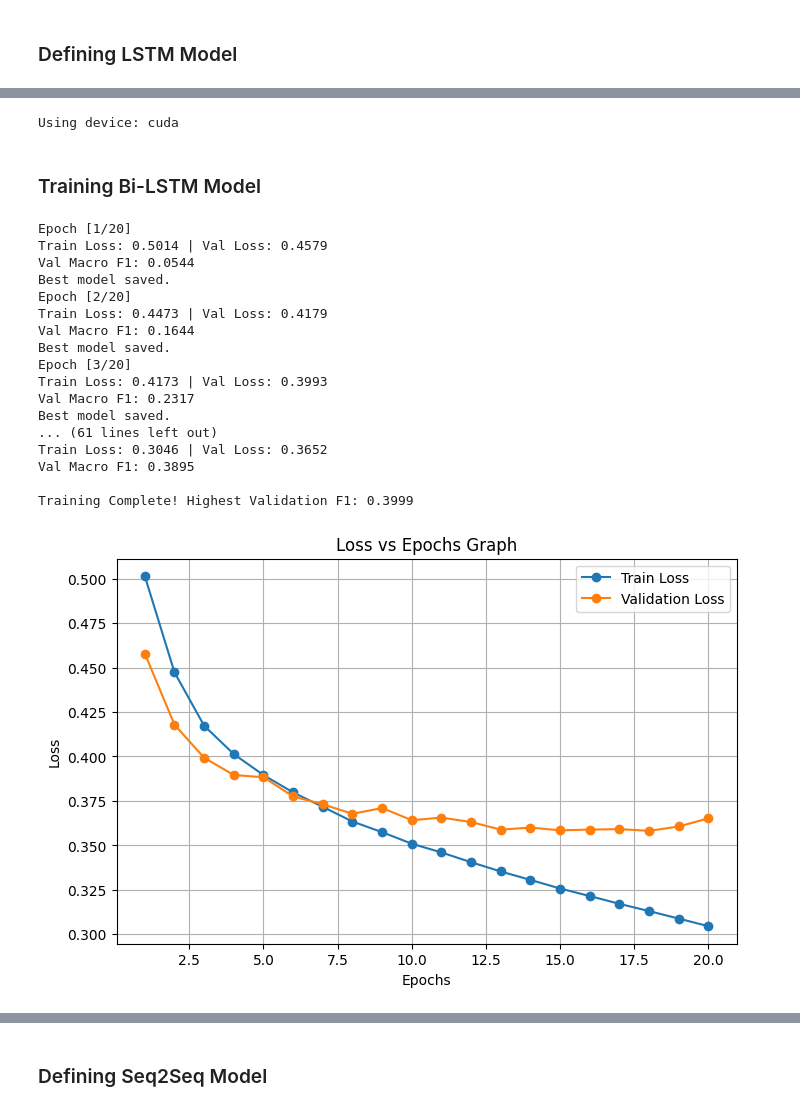
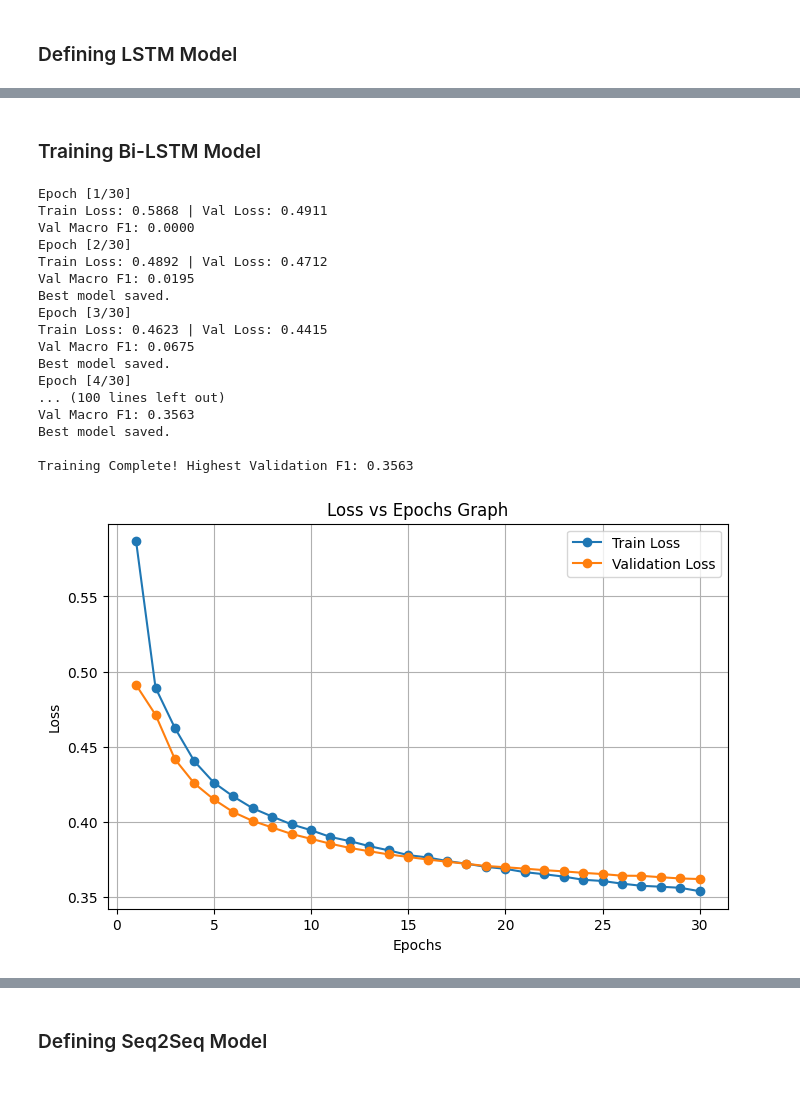
Before and after one commit to Rooneyish/GoEmotion_Classification, a Jupyter notebook: Go_Emotion_Classification.ipynb, the cells around one changed output, grey strips where cells are left out. Cells and saved outputs as stored; diff of their text form; code cells hidden in the pictures.

Commit message:
Optimizing Models

```diff
--- a/Go_Emotion_Classification.ipynb
+++ b/Go_Emotion_Classification.ipynb
@@ -371,25 +377,25 @@ test_loader= DataLoader(test_dataset, batch_size=batch_size)
+# %%
+bert_model = BertModel.from_pretrained('bert-base-uncased').to(device)
 # %% [markdown]
 ### Defining LSTM Model
 # %%
 class GoEmotionLSTM(nn.Module):
-    def __init__(self, vocab_size = 30522, embedding_dim = 128, hidden_dim = 256, output_dim=27):
+    def __init__(self, hidden_dim = 256, output_dim=27):
         super(GoEmotionLSTM, self).__init__()
-        self.embedding = nn.Embedding(vocab_size, embedding_dim)
-        self.lstm = nn.LSTM(embedding_dim, hidden_dim, batch_first=True, bidirectional = True,
-                            dropout=0.4, num_layers = 2)
+        self.bert = bert_model
+        for param in self.bert.parameters():
+            param.requires_grad = False
+        self.lstm = nn.LSTM(self.bert.config.hidden_size, hidden_dim, batch_first=True, bidirectional = True,
+                            dropout=0.4, num_layers = 1)
         self.fc = nn.Linear(hidden_dim*2, output_dim)
         self.dropout = nn.Dropout(0.5)
 
-    def forward(self, x):
-        embedded = self.embedding(x)
-        lstm_out, (hidden_state, cell_state) = self.lstm(embedded)
-
-        # Concatenate final forward and backward hidden states
+    def forward(self, input_ids, attention_mask):
+        bert_outputs=self.bert(input_ids=input_ids, attention_mask=attention_mask)
+        embeddings = bert_outputs.last_hidden_state
+        lstm_out, (hidden_state, cell_state) = self.lstm(embeddings)
         out = torch.cat((hidden_state[-2,:,:], hidden_state[-1,:,:]), dim=1)
-
-        # Apply dropout to the concatenated vector before the classifier
         out = self.dropout(out)
-
         return self.fc(out)
 
     # def forward(self, x):
@@ -403,14 +407,9 @@ Selecting device to run model
-# %%
-device = torch.device('cuda' if torch.cuda.is_available() else 'cpu')
-print(f'Using device: {device}')
-# %% [output]
-Using device: cuda
 # %%
-model = GoEmotionLSTM(vocab_size=30522, embedding_dim=128, hidden_dim=256, output_dim=27).to(device)
+model = GoEmotionLSTM().to(device)
 # %%
 weights = torch.ones([27]) * 2.0
 criterion = nn.BCEWithLogitsLoss(pos_weight=weights.to(device))
-optimizer = optim.Adam(model.parameters(), lr=1e-4, weight_decay=1e-5)
+optimizer = optim.Adam(model.parameters(), lr=1e-5, weight_decay=1e-5)
 # %%
 def plot_result(train_loss, val_loss):
     epochs_range = range(1, len(train_loss) + 1)
@@ -442,7 +441,7 @@ def plot_pr_curve(y_true, y_probs):
 # %% [markdown]
 ### Training Bi-LSTM Model
 # %%
-epochs = 20
+epochs = 30
 best_val_f1 = 0.0
 
 train_loss_history = []
@@ -456,13 +455,13 @@ for epoch in range(epochs):
 
     for batch in train_loader:
         #move data to GPU
-        input_ids, _, labels = [b.to(device) for b in batch]
+        input_ids, attention_mask, labels = [b.to(device) for b in batch]
 
         # Reseting gradients to 0
         optimizer.zero_grad()
 
         # Forward pass
-        outputs = model(input_ids)
+        outputs = model(input_ids=input_ids, attention_mask=attention_mask)
 
         # Loss Calculation
         loss = criterion(outputs, labels)
@@ -485,9 +484,9 @@ for epoch in range(epochs):
 
     with torch.no_grad():
         for batch in val_loader:
-            input_ids, _, labels = [b.to(device) for b in batch]
+            input_ids, attention_mask, labels = [b.to(device) for b in batch]
 
-            logits = model(input_ids)
+            logits = model(input_ids=input_ids, attention_mask=attention_mask)
             val_loss = criterion(logits, labels)
             total_val_loss += val_loss.item()
 
@@ -500,44 +499,44 @@ for epoch in range(epochs):
             preds = (probs > 0.5).astype(int)
             epoch_preds.append(preds)
 
     avg_train_loss = total_train_loss / len(train_loader)
     avg_val_loss = total_val_loss / len(val_loader)
     train_loss_history.append(avg_train_loss)
     validation_loss_history.append(avg_val_loss)
 
     current_val_f1 = f1_score(np.vstack(epoch_labels), np.vstack(epoch_preds), average='macro', zero_division=0)
 
     print(f"Epoch [{epoch+1}/{epochs}]")
     print(f"Train Loss: {avg_train_loss:.4f} | Val Loss: {avg_val_loss:.4f}")
     print(f"Val Macro F1: {current_val_f1:.4f}")
 
     # --- SAVE BEST MODEL ---
     if current_val_f1 > best_val_f1:
         best_val_f1 = current_val_f1
         torch.save(model.state_dict(), 'best_lstm_goemotion.pt')
         print("Best model saved.")
 
 all_val_labels = np.vstack(epoch_labels)
 all_val_probs = np.vstack(epoch_probs)
 print(f"\nTraining Complete! Highest Validation F1: {best_val_f1:.4f}")
 plot_result(train_loss_history, validation_loss_history)
 plot_pr_curve(all_val_labels, all_val_probs)
 # %% [output]
-Epoch [1/20]
-Train Loss: 0.5014 | Val Loss: 0.4579
-Val Macro F1: 0.0544
+Epoch [1/30]
+Train Loss: 0.5868 | Val Loss: 0.4911
+Val Macro F1: 0.0000
+Epoch [2/30]
+Train Loss: 0.4892 | Val Loss: 0.4712
+Val Macro F1: 0.0195
 Best model saved.
-Epoch [2/20]
-Train Loss: 0.4473 | Val Loss: 0.4179
-Val Macro F1: 0.1644
+Epoch [3/30]
+Train Loss: 0.4623 | Val Loss: 0.4415
+Val Macro F1: 0.0675
 Best model saved.
-Epoch [3/20]
-Train Loss: 0.4173 | Val Loss: 0.3993
-Val Macro F1: 0.2317
+Epoch [4/30]
+... (100 lines left out)
+Val Macro F1: 0.3563
 Best model saved.
-... (61 lines left out)
-Train Loss: 0.3046 | Val Loss: 0.3652
-Val Macro F1: 0.3895
 
-Training Complete! Highest Validation F1: 0.3999
+Training Complete! Highest Validation F1: 0.3563
-[figure, old version]
+[figure, new version]
```
Also changed, not shown: parts of 16 cells of this notebook.
